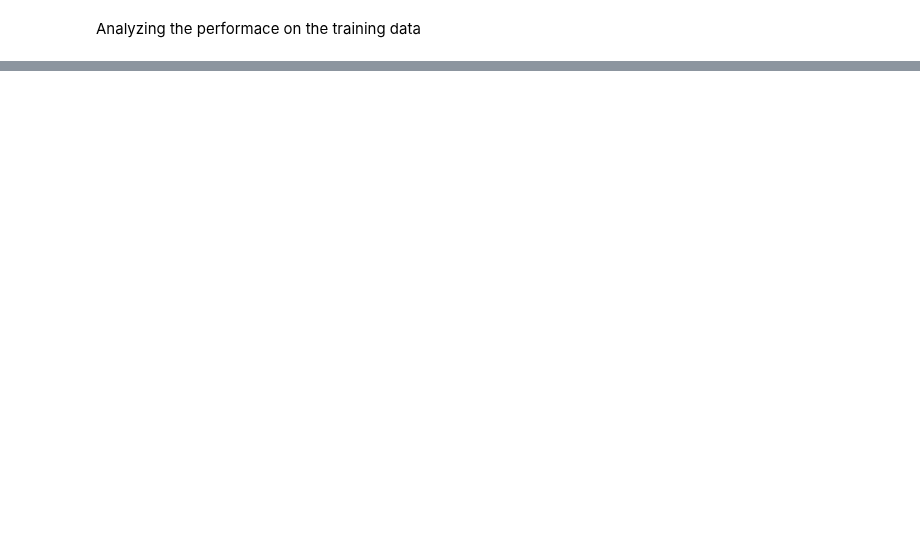
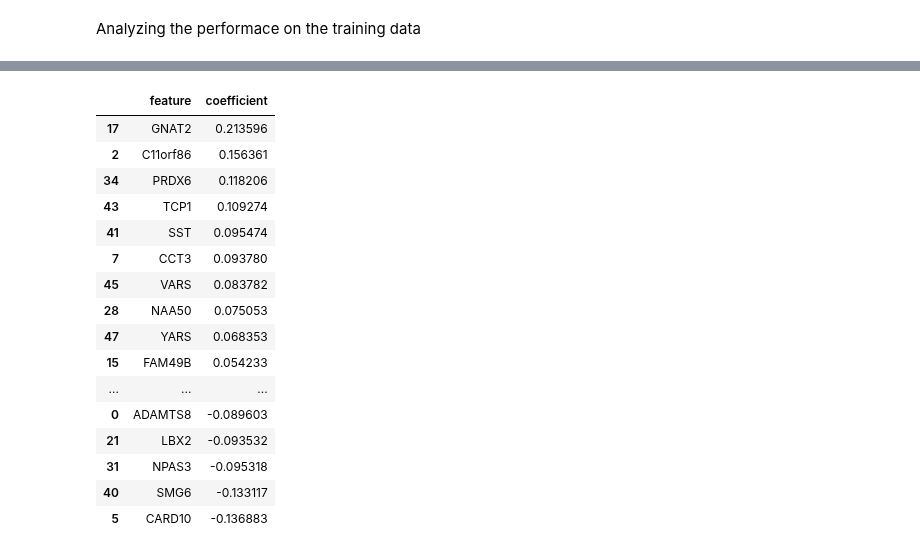
Before and after one commit to gchermside/UCEC_Recurrance, a Jupyter notebook: testing_models.ipynb, the cells around one changed output, grey strips where cells are left out. Drawn from its saved outputs; the diff is of its cells as text; code cells hidden in the pictures; blank space fills up the shorter version.

Commit message:
Made a function that finds the top features and their weights/importance that works for both logistic_regression and Random Forest.

```diff
--- a/testing_models.ipynb
+++ b/testing_models.ipynb
@@ -17,7 +21,7 @@ y_test = joblib.load(config.Y_TEST_PATH)
 feature_names = joblib.load("data/feature_names.pkl")
 # %%
 # CHANGE HERE TO TEST A DIFFERENT MODEL
-model = joblib.load(config.RF_MODEL_PATH)
+model = joblib.load(config.LR_MODEL_PATH)
 
 X_train = joblib.load(config.X_TRAIN_PATH)
 y_train = joblib.load(config.Y_TRAIN_PATH)
@@ -138,0 +133,73 @@ EPB49: 0.0158
+# %%
+def analyze_top_features(model, feature_names, top_n=15):
+    """
+    Analyze top features for a fitted sklearn pipeline with feature selection + classifier.
+    Works for RandomForest (feature_importances_) and LogisticRegression (coef_).
+
+    Parameters
+    ----------
+    model : fitted sklearn Pipeline
+        The best estimator (e.g., from GridSearchCV.best_estimator_).
+    feature_names : array-like
+        Original feature names before feature selection.
+    top_n : int
+        Number of top positive/negative features to display.
+    """
+
+    # Step 1: VarianceThreshold
+    vt = model.named_steps.get("variance_threshold")
+    if vt is not None:
+        vt_mask = vt.get_support()
+        vt_features = feature_names[vt_mask]
+    else:
+        vt_features = feature_names
+
+    # Step 2: SelectKBest
+    skb = model.named_steps.get("select")
+    if skb is not None:
+        skb_mask = skb.get_support()
+        skb_features = vt_features[skb_mask]
+    else:
+        skb_features = vt_features
+
+    # Step 3: Classifier
+    clf = model.named_steps["clf"]
+
+    # --- Case 1: Tree-based models ---
+    if hasattr(clf, "feature_importances_"):
+        importances = clf.feature_importances_
+        df = pd.DataFrame({
+            "feature": skb_features,
+            "importance": importances
+        }).sort_values("importance", ascending=False)
+
+        print(f"\nTop {top_n} features (importance only):")
+        print(df.head(top_n))
+
+        return df
+
+    # --- Case 2: Linear models (e.g. Logistic Regression) ---
+    elif hasattr(clf, "coef_"):
+        if clf.coef_.shape[0] == 1:
+            coefs = clf.coef_[0]  # binary classification
+        else:
+            coefs = np.mean(clf.coef_, axis=0)  # average for multiclass
+
+        df = pd.DataFrame({
+            "feature": skb_features,
+            "coefficient": coefs
+        }).sort_values("coefficient", ascending=False)
+
+        print(f"\nTop {top_n} POSITIVE features (increase recurrence likelihood):")
+        print(df.head(top_n))
+
+        print(f"\nTop {top_n} NEGATIVE features (protective against recurrence):")
+        print(df.tail(top_n))
+
+        return df
+
+    else:
+        raise ValueError("Classifier does not expose feature_importances_ or coef_")
+
+analyze_top_features(model, joblib.load("data/feature_names.pkl"))
+# %% [output]
@@ -138,0 +223,17 @@ EPB49: 0.0158
+|  | feature | coefficient |
+| 17 | GNAT2 | 0.213596 |
+| 2 | C11orf86 | 0.156361 |
+| 34 | PRDX6 | 0.118206 |
+| 43 | TCP1 | 0.109274 |
+| 41 | SST | 0.095474 |
+| 7 | CCT3 | 0.093780 |
+| 45 | VARS | 0.083782 |
+| 28 | NAA50 | 0.075053 |
+| 47 | YARS | 0.068353 |
+| 15 | FAM49B | 0.054233 |
+| ... | ... | ... |
+| 0 | ADAMTS8 | -0.089603 |
+| 21 | LBX2 | -0.093532 |
+| 31 | NPAS3 | -0.095318 |
+| 40 | SMG6 | -0.133117 |
+| 5 | CARD10 | -0.136883 |
```
Also changed, not shown: parts of 5 cells of this notebook, 5 other files.
